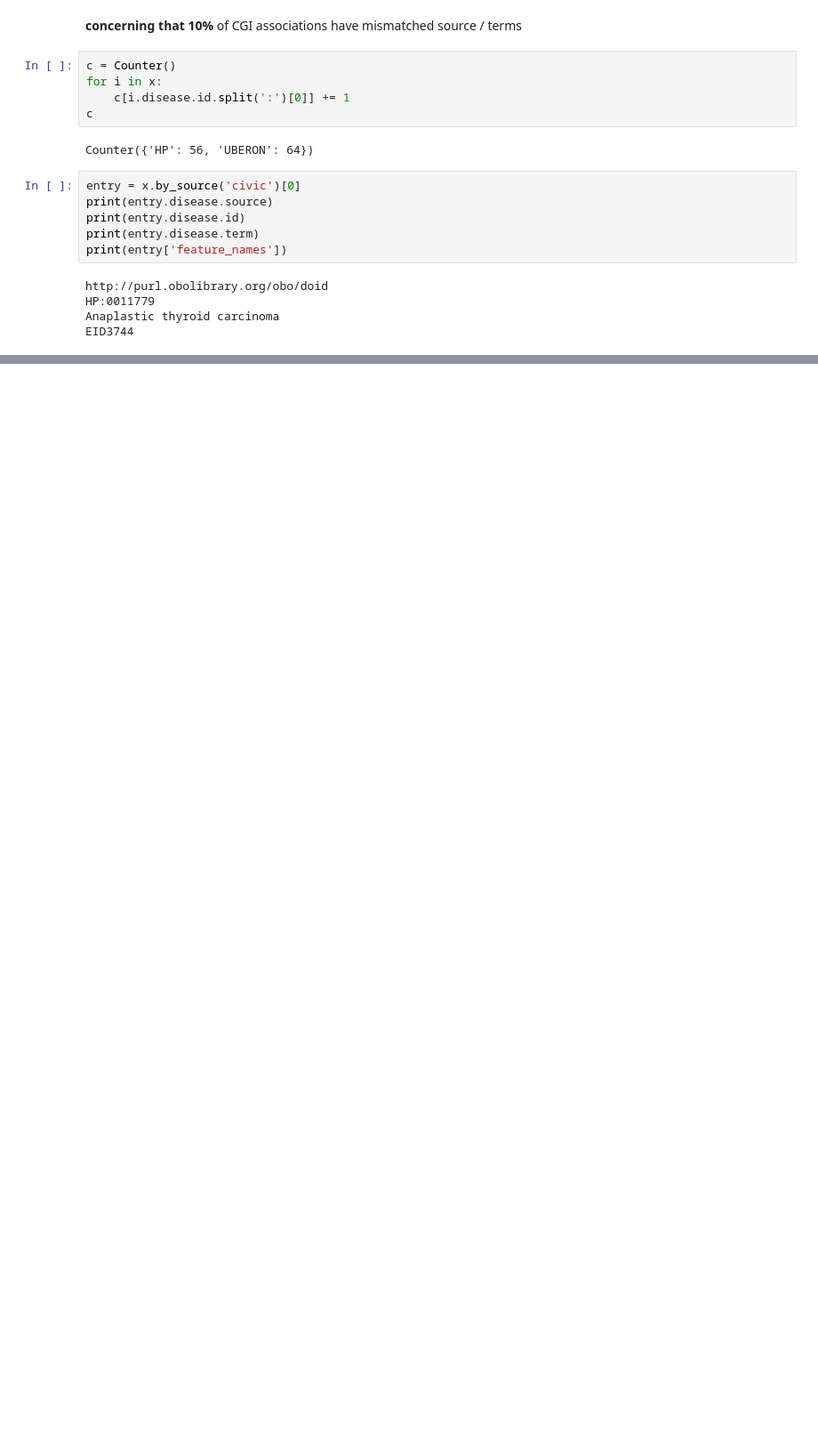
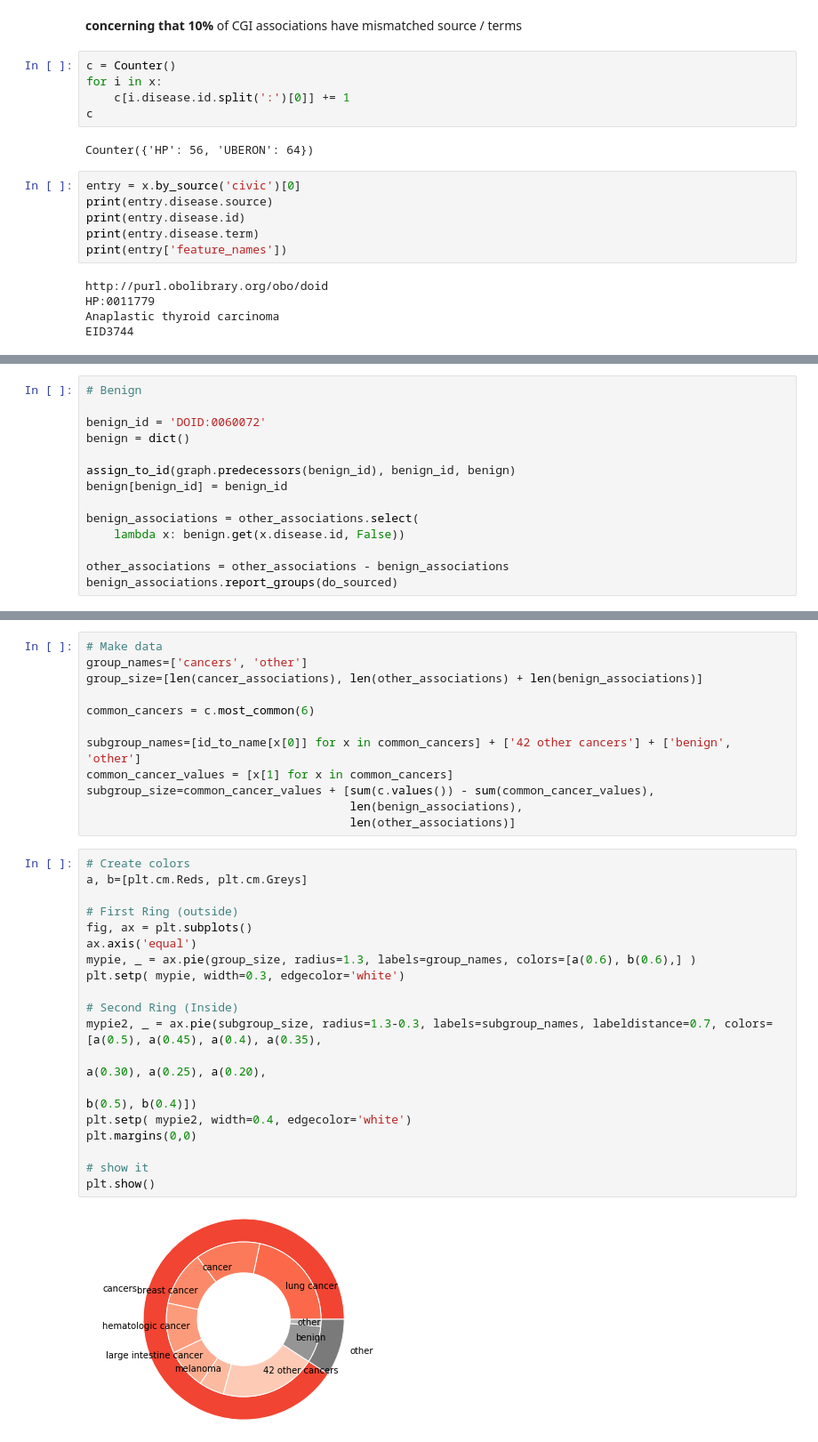
Before and after one commit to ohsu-comp-bio/g2p-aggregator, a Jupyter notebook: notebooks/paper_analysis/figures.ipynb, the cells around one changed output, grey strips where cells are left out. Shown: that part at 89% size. Drawn from its saved outputs; the diff is of its cells as text; blank space fills up the shorter version.

```diff
--- a/notebooks/paper_analysis/figures.ipynb
+++ b/notebooks/paper_analysis/figures.ipynb
@@ -832,0 +975,14 @@ EID3744
+# %%
+# Benign
+
+benign_id = 'DOID:0060072'
+benign = dict()
+
+assign_to_id(graph.predecessors(benign_id), benign_id, benign)
+benign[benign_id] = benign_id
+
+benign_associations = other_associations.select(
+    lambda x: benign.get(x.disease.id, False))
+
+other_associations = other_associations - benign_associations
+benign_associations.report_groups(do_sourced)
@@ -832,0 +1012,33 @@ EID3744
+# %%
+# Make data
+group_names=['cancers', 'other']
+group_size=[len(cancer_associations), len(other_associations) + len(benign_associations)]
+
+common_cancers = c.most_common(6)
+
+subgroup_names=[id_to_name[x[0]] for x in common_cancers] + ['42 other cancers'] + ['benign', 'other']
+common_cancer_values = [x[1] for x in common_cancers]
+subgroup_size=common_cancer_values + [sum(c.values()) - sum(common_cancer_values),
+                                      len(benign_associations),
+                                      len(other_associations)]
+# %%
+# Create colors
+a, b=[plt.cm.Reds, plt.cm.Greys]
+
+# First Ring (outside)
+fig, ax = plt.subplots()
+ax.axis('equal')
+mypie, _ = ax.pie(group_size, radius=1.3, labels=group_names, colors=[a(0.6), b(0.6),] )
+plt.setp( mypie, width=0.3, edgecolor='white')
+
+# Second Ring (Inside)
+mypie2, _ = ax.pie(subgroup_size, radius=1.3-0.3, labels=subgroup_names, labeldistance=0.7, colors=[a(0.5), a(0.45), a(0.4), a(0.35),
+                                                                                                    a(0.30), a(0.25), a(0.20),
+                                                                                                    b(0.5), b(0.4)])
+plt.setp( mypie2, width=0.4, edgecolor='white')
+plt.margins(0,0)
+
+# show it
+plt.show()
+# %% [output]
+[figure, added]
```
Also changed, not shown: parts of 26 cells of this notebook.
